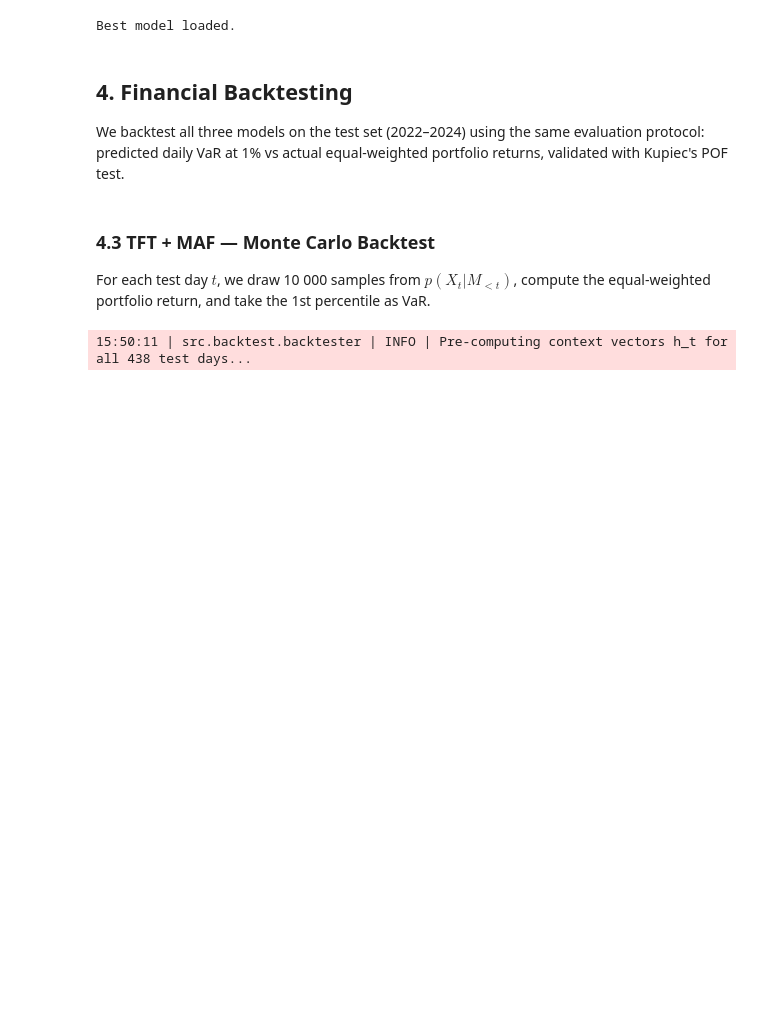
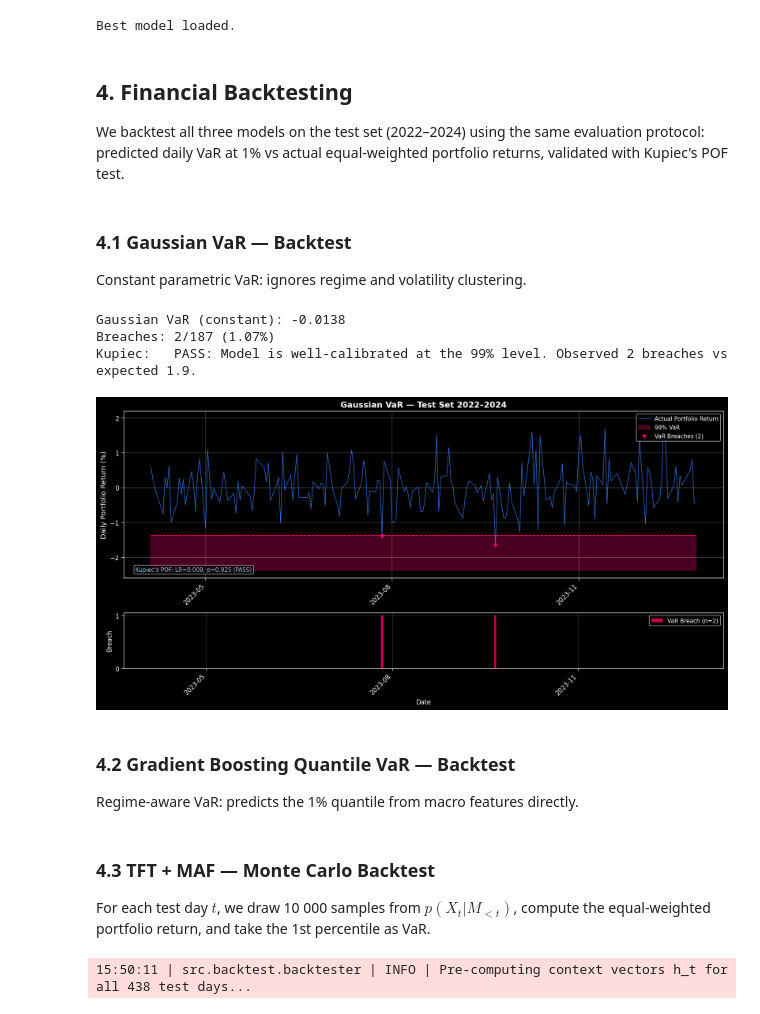
Before and after one commit to DorianDeilhes/ml_for_finance_203, a Jupyter notebook: notebooks/main.ipynb, the cells around one changed output. Drawn from its saved outputs; the diff is of its cells as text; code cells hidden in the pictures; blank space fills up the shorter version.

Commit message:
wire benchmark_backtest into notebook: section 4.1 Gaussian and 4.2 GB backtest cells

```diff
--- a/notebooks/main.ipynb
+++ b/notebooks/main.ipynb
@@ -399,3 +400,38 @@ Best model loaded.
 We backtest all three models on the test set (2022–2024) using the same evaluation protocol:
 predicted daily VaR at 1% vs actual equal-weighted portfolio returns,
 validated with Kupiec's POF test.
+# %% [markdown]
+### 4.1 Gaussian VaR — Backtest
+
+Constant parametric VaR: ignores regime and volatility clustering.
+# %%
+# Test returns aligned with DataLoader sequences
+y_test_batches = [y.numpy() for _, y in test_loader]
+y_test_scaled = np.concatenate(y_test_batches, axis=0)
+port_returns_test = ret_scaler.inverse_transform(y_test_scaled).mean(axis=1)
+test_dates_aligned = pd.to_datetime(info['dates_test'])[-len(port_returns_test):]
+
+# Gaussian backtest
+var_gaussian = gaussian_benchmark.predict_var(len(port_returns_test))
+results_gaussian, kupiec_gaussian = run_benchmark_backtest(
+    port_returns_test, var_gaussian, test_dates_aligned
+)
+print(f'Gaussian VaR (constant): {gaussian_benchmark.var:.4f}')
+print(f'Breaches: {kupiec_gaussian.n_breaches}/{kupiec_gaussian.n_obs} ({kupiec_gaussian.breach_rate:.2%})')
+print(f'Kupiec:   {kupiec_gaussian.interpretation}')
+# %% [output]
+Gaussian VaR (constant): -0.0138
+Breaches: 2/187 (1.07%)
+Kupiec:   PASS: Model is well-calibrated at the 99% level. Observed 2 breaches vs expected 1.9.
+# %%
+fig = plot_var_bands(
+    results_gaussian, kupiec_gaussian,
+    title='Gaussian VaR — Test Set 2022–2024',
+)
+plt.show()
+# %% [output]
+[figure, added]
+# %% [markdown]
+### 4.2 Gradient Boosting Quantile VaR — Backtest
+
+Regime-aware VaR: predicts the 1% quantile from macro features directly.
```
Also changed, not shown: parts of 3 cells of this notebook.
